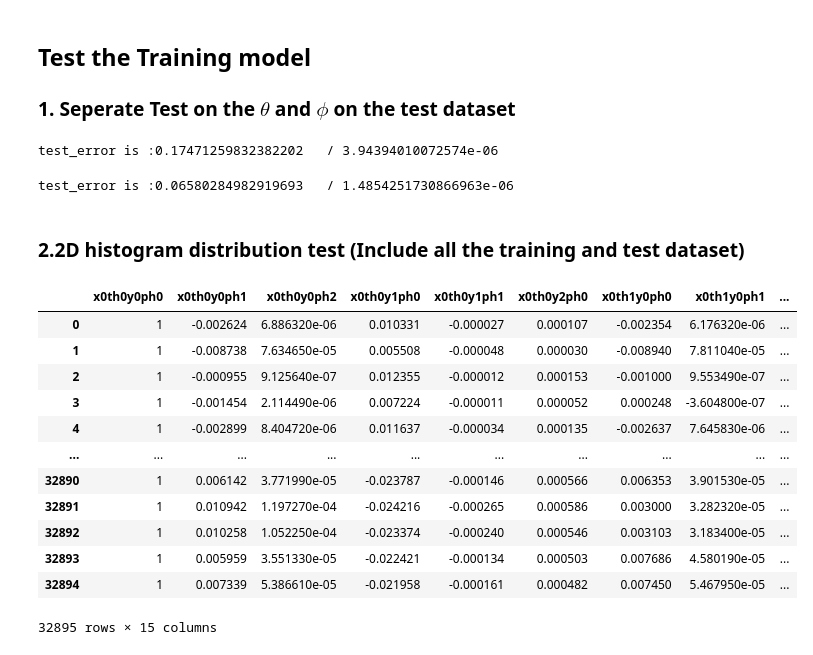
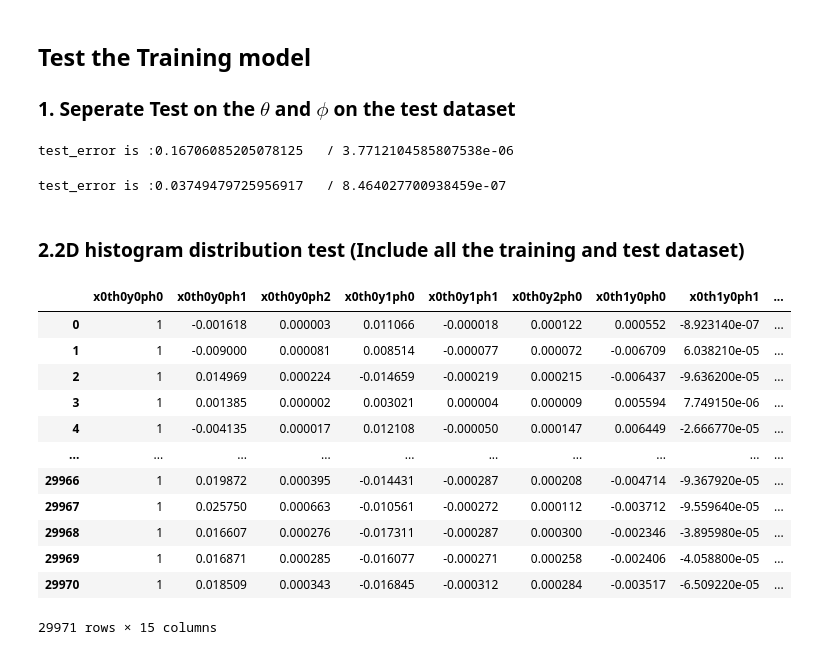
Before and after one commit to Jiansiyu/spectrometer_nn, a Jupyter notebook: training_nn/optics_nn.ipynb, the cells around one changed output. Saved outputs shown, nothing was run; the diff lists cells and outputs as text; code cells hidden in the pictures.

```diff
--- a/training_nn/optics_nn.ipynb
+++ b/training_nn/optics_nn.ipynb
@@ -135,8 +135,8 @@ thetaOptnet.to(device)
 
 criterion = nn.MSELoss()
 optimizer = torch.optim.Adam(thetaOptnet.parameters(), lr=0.01)
-scheduler = optim.lr_scheduler.StepLR(optimizer, step_size=1, gamma=0.1)
-for epoch in range(5):
+scheduler = optim.lr_scheduler.StepLR(optimizer, step_size=1, gamma=0.5)
+for epoch in range(20):
     running_loss = 0.0
     for i in range(len(y_trainTh)):
         inputs = X_trainTh[i].to(device)
@@ -194,8 +194,8 @@ phiOptnet.to(device)
 
 criterion = nn.MSELoss()
 optimizer = torch.optim.Adam(phiOptnet.parameters(), lr=0.01)
-scheduler = optim.lr_scheduler.StepLR(optimizer, step_size=1, gamma=0.1)
-for epoch in range(5):
+scheduler = optim.lr_scheduler.StepLR(optimizer, step_size=1, gamma=0.5)
+for epoch in range(20):
     running_loss = 0.0
     for i in range(len(y_trainPh)):
         inputs = X_trainPh[i].to(device)
@@ -261,7 +261,7 @@ with torch.no_grad():
         mseArr.append(loss)
 print('test_error is :{}   / {}'.format(test_loss,sum(mseArr)/len(mseArr)))
 # %% [output]
-test_error is :0.17471259832382202   / 3.94394010072574e-06
+test_error is :0.16706085205078125   / 3.7712104585807538e-06
 # %%
 testNet_phi = OptNet()
 testNet_phi.load_state_dict(torch.load(phi_model_PATH))
@@ -278,7 +278,7 @@ with torch.no_grad():
         mseArr.append(loss)
 print('test_error is :{}   / {}'.format(test_loss,sum(mseArr)/len(mseArr)))
 # %% [output]
-test_error is :0.06580284982919693   / 1.4854251730866963e-06
+test_error is :0.03749479725956917   / 8.464027700938459e-07
 # %% [markdown]
 ### 2.2D histogram distribution test (Include all the training and test dataset)
 # %%
@@ -295,30 +295,30 @@ def predictor(model_path,x_test):
             res = torch.cat((res,outputs))
     return res
 # %%
-alldatadf = data[data.runID.eq(2257)]
+alldatadf = data[data.runID.eq(2239)]
 # get the theta and phi dimension and get the predictions
 alldata = alldatadf.drop(labels=['evtID','runID','SieveRowID','SieveColID','CutID','bpmX','bpmY','targCalTh','targCalPh'], axis=1)
 
 alldatatensor = torch.tensor(alldata.to_numpy()).float()
 
 theta = predictor(theta_model_PATH,alldatatensor)
 phi   = predictor(phi_model_PATH,alldatatensor)
 
 alldata
 # %% [output]
 |  | x0th0y0ph0 | x0th0y0ph1 | x0th0y0ph2 | x0th0y1ph0 | x0th0y1ph1 | x0th0y2ph0 | x0th1y0ph0 | x0th1y0ph1 | ... |
-| 0 | 1 | -0.002624 | 6.886320e-06 | 0.010331 | -0.000027 | 0.000107 | -0.002354 | 6.176320e-06 | ... |
-| 1 | 1 | -0.008738 | 7.634650e-05 | 0.005508 | -0.000048 | 0.000030 | -0.008940 | 7.811040e-05 | ... |
-| 2 | 1 | -0.000955 | 9.125640e-07 | 0.012355 | -0.000012 | 0.000153 | -0.001000 | 9.553490e-07 | ... |
-| 3 | 1 | -0.001454 | 2.114490e-06 | 0.007224 | -0.000011 | 0.000052 | 0.000248 | -3.604800e-07 | ... |
-| 4 | 1 | -0.002899 | 8.404720e-06 | 0.011637 | -0.000034 | 0.000135 | -0.002637 | 7.645830e-06 | ... |
+| 0 | 1 | -0.001618 | 0.000003 | 0.011066 | -0.000018 | 0.000122 | 0.000552 | -8.923140e-07 | ... |
+| 1 | 1 | -0.009000 | 0.000081 | 0.008514 | -0.000077 | 0.000072 | -0.006709 | 6.038210e-05 | ... |
+| 2 | 1 | 0.014969 | 0.000224 | -0.014659 | -0.000219 | 0.000215 | -0.006437 | -9.636200e-05 | ... |
+| 3 | 1 | 0.001385 | 0.000002 | 0.003021 | 0.000004 | 0.000009 | 0.005594 | 7.749150e-06 | ... |
+| 4 | 1 | -0.004135 | 0.000017 | 0.012108 | -0.000050 | 0.000147 | 0.006449 | -2.666770e-05 | ... |
 | ... | ... | ... | ... | ... | ... | ... | ... | ... | ... |
-| 32890 | 1 | 0.006142 | 3.771990e-05 | -0.023787 | -0.000146 | 0.000566 | 0.006353 | 3.901530e-05 | ... |
-| 32891 | 1 | 0.010942 | 1.197270e-04 | -0.024216 | -0.000265 | 0.000586 | 0.003000 | 3.282320e-05 | ... |
-| 32892 | 1 | 0.010258 | 1.052250e-04 | -0.023374 | -0.000240 | 0.000546 | 0.003103 | 3.183400e-05 | ... |
-| 32893 | 1 | 0.005959 | 3.551330e-05 | -0.022421 | -0.000134 | 0.000503 | 0.007686 | 4.580190e-05 | ... |
-| 32894 | 1 | 0.007339 | 5.386610e-05 | -0.021958 | -0.000161 | 0.000482 | 0.007450 | 5.467950e-05 | ... |
+| 29966 | 1 | 0.019872 | 0.000395 | -0.014431 | -0.000287 | 0.000208 | -0.004714 | -9.367920e-05 | ... |
+| 29967 | 1 | 0.025750 | 0.000663 | -0.010561 | -0.000272 | 0.000112 | -0.003712 | -9.559640e-05 | ... |
+| 29968 | 1 | 0.016607 | 0.000276 | -0.017311 | -0.000287 | 0.000300 | -0.002346 | -3.895980e-05 | ... |
+| 29969 | 1 | 0.016871 | 0.000285 | -0.016077 | -0.000271 | 0.000258 | -0.002406 | -4.058800e-05 | ... |
+| 29970 | 1 | 0.018509 | 0.000343 | -0.016845 | -0.000312 | 0.000284 | -0.003517 | -6.509220e-05 | ... |
-32895 rows × 15 columns
+29971 rows × 15 columns
 # %%
 alldatadf['predicPh'] =phi.numpy()
 alldatadf['predicTh'] =theta.numpy()
```
Also changed, not shown: parts of 4 cells of this notebook, 2 other files.
